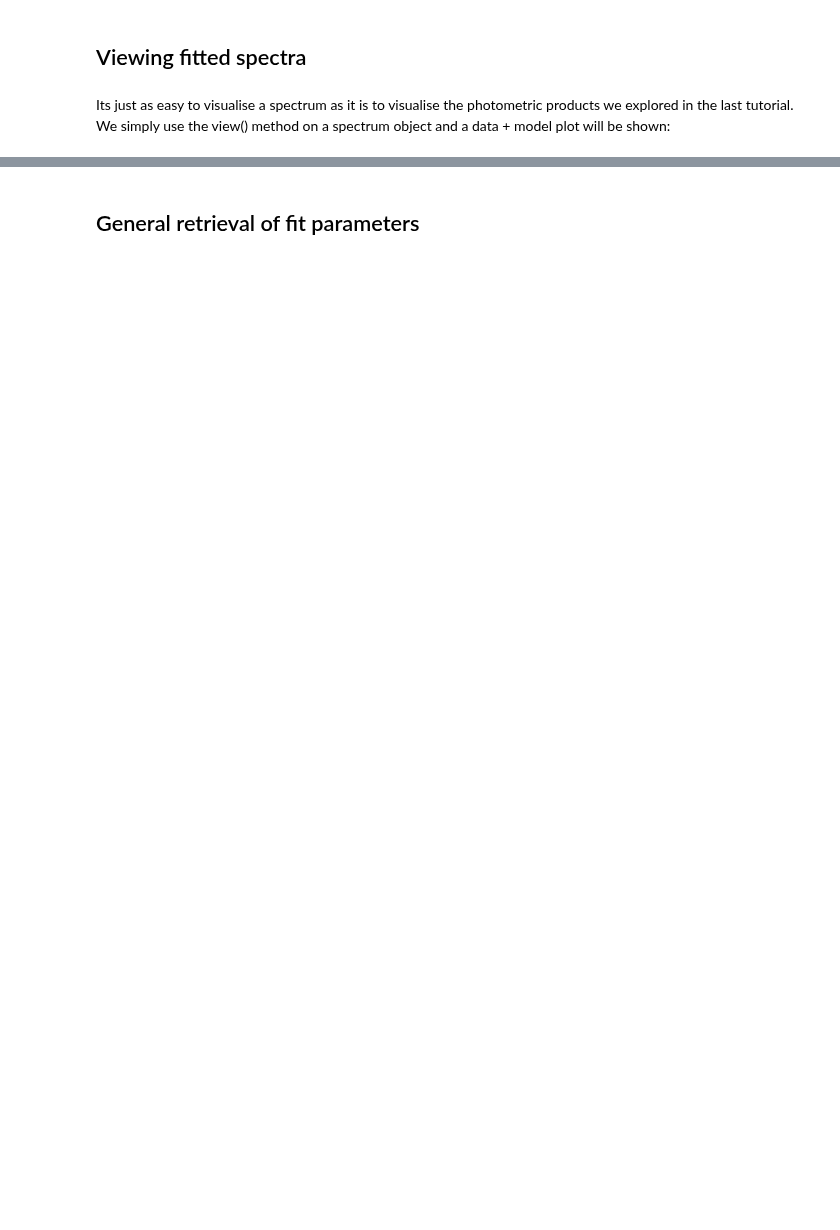
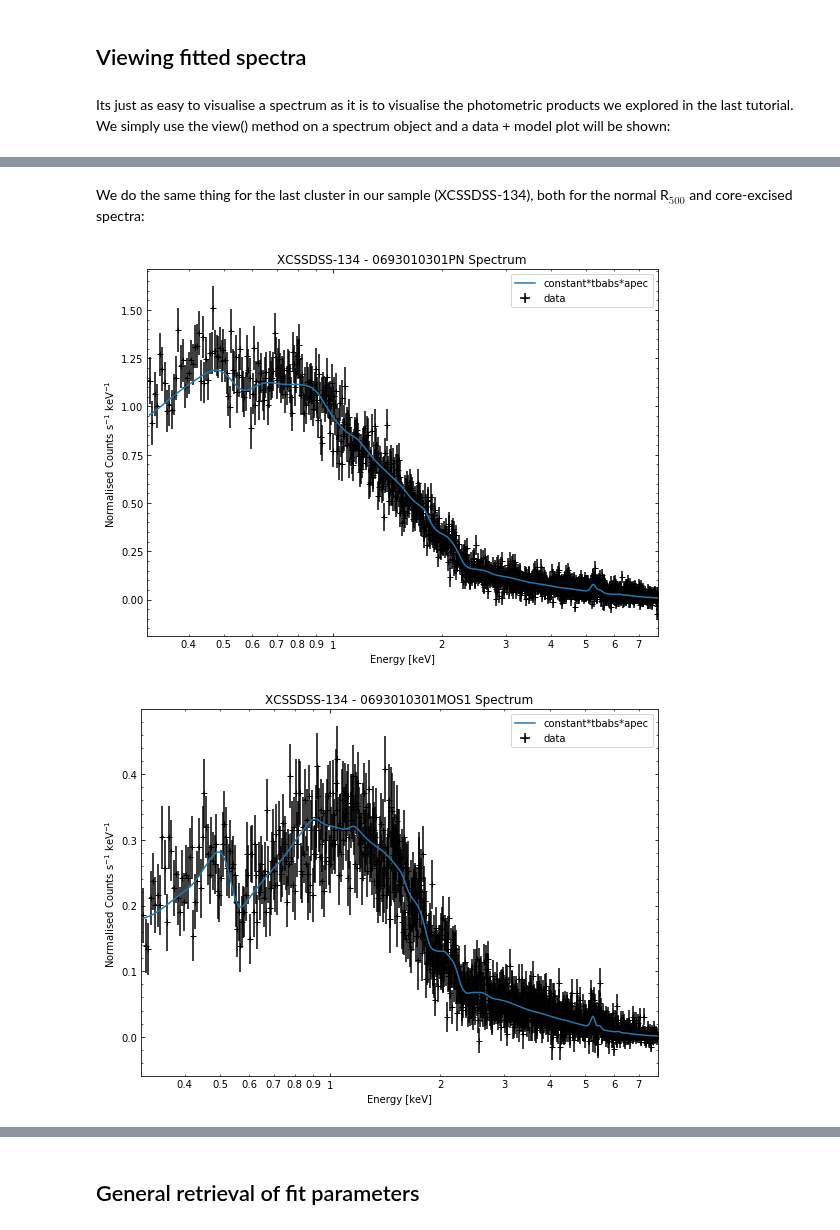
Before and after one commit to DavidT3/XGA, a Jupyter notebook: docs/source/notebooks/tutorials/spectroscopy.ipynb, the cells around one changed output, grey strips where cells are left out. Drawn from its saved outputs; the diff is of its cells as text; code cells hidden in the pictures; blank space fills up the shorter version.

```diff
--- a/docs/source/notebooks/tutorials/spectroscopy.ipynb
+++ b/docs/source/notebooks/tutorials/spectroscopy.ipynb
@@ -58,0 +61,2 @@ demo_smp = evselect_spectrum(demo_smp, 'r500')
+# %%
+demo_smp = evselect_spectrum(demo_smp, demo_smp.r500, demo_smp.r500*0.15)
@@ -83,3 +99,5 @@ demo_smp = single_temp_apec(demo_smp, 'r500')
+# %%
+demo_smp = single_temp_apec(demo_smp, demo_smp.r500, demo_smp.r500*0.15)
 # %% [markdown]
 ## Saving fits to disk and loading them in again
 # %% [markdown]
@@ -101,0 +119,14 @@ demo_smp[0].get_products('spectrum')[0].view()
+# %% [markdown]
+We do the same thing for the last cluster in our sample (XCSSDSS-134), both for the normal R$_{500}$ and core-excised spectra:
+# %%
+# Going through the R500 spectra
+for sp in demo_smp[3].get_spectra('r500'):
+    sp.view()
+print('\n\n\n')
+
+# Going through the core-excised spectra
+for sp in demo_smp[3].get_spectra(demo_smp[3].r500, inner_radius=demo_smp[3].r500*0.15):
+    sp.view()
+# %% [output]
+[figure, added]
+[figure, added]
```
Also changed, not shown: parts of 36 cells of this notebook, 2 other files.
